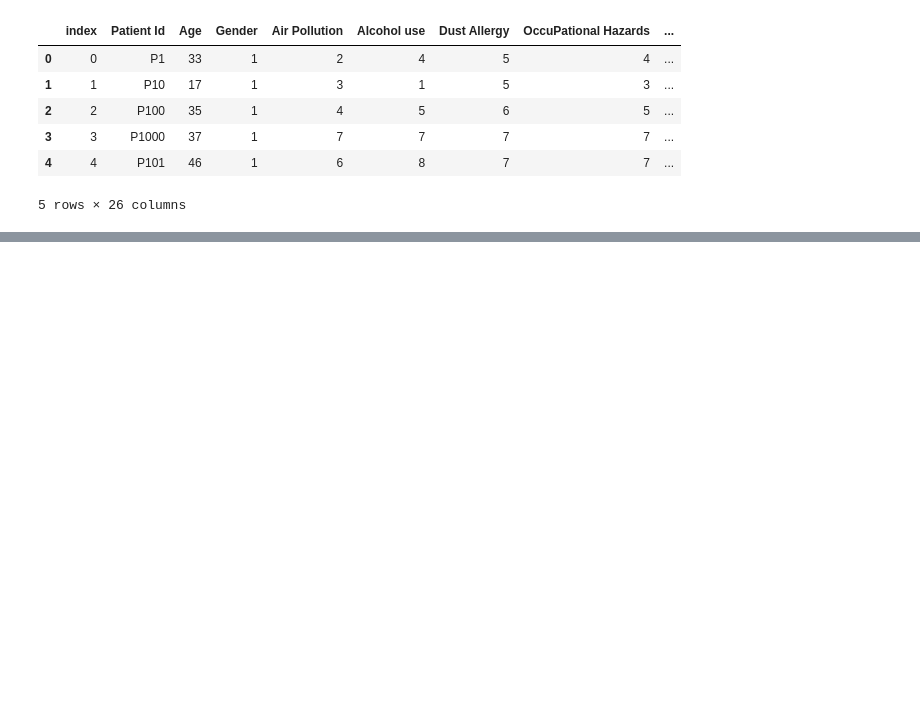
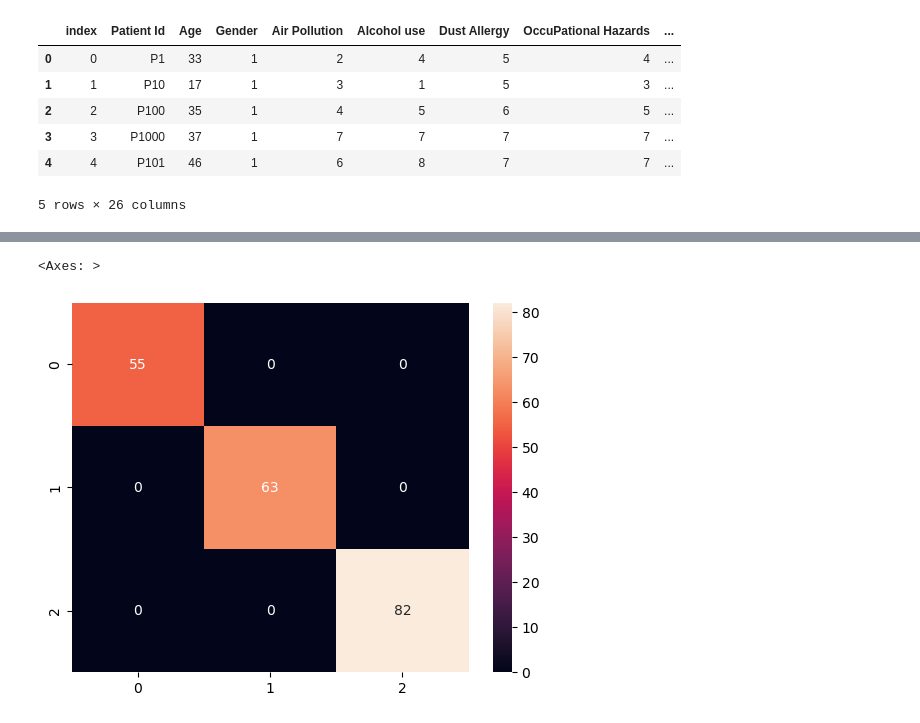
Before and after one commit to annamariabugaj/Kaggle_projects, a Jupyter notebook: lung-cancer-prediction.ipynb, the cells around one changed output, grey strips where cells are left out. Saved outputs shown, nothing was run; the diff lists cells and outputs as text; code cells hidden in the pictures; blank space fills up the shorter version.

```diff
--- a/lung-cancer-prediction.ipynb
+++ b/lung-cancer-prediction.ipynb
@@ -32,0 +178,8 @@ df.head()
+# %%
+ X_train, X_test, y_train, y_test = train_test_split(X,
+                                                     y,
+                                                     test_size=0.2, random_state=42)
+# %%
+scaler = StandardScaler()
+scaled_X_train = scaler.fit_transform(X_train)
+scaled_X_test = scaler.fit_transform(X_test)
@@ -32,0 +191,2 @@ df.head()
+# %%
+predictions = clf.predict(scaled_X_test)
@@ -32,0 +205,7 @@ df.head()
+# %%
+from sklearn.metrics import confusion_matrix
+
+sns.heatmap(confusion_matrix(y_test, predictions), annot=True)
+# %% [output]
+<Axes: >
+[figure, added]
```
Also changed, not shown: parts of 18 cells of this notebook.
